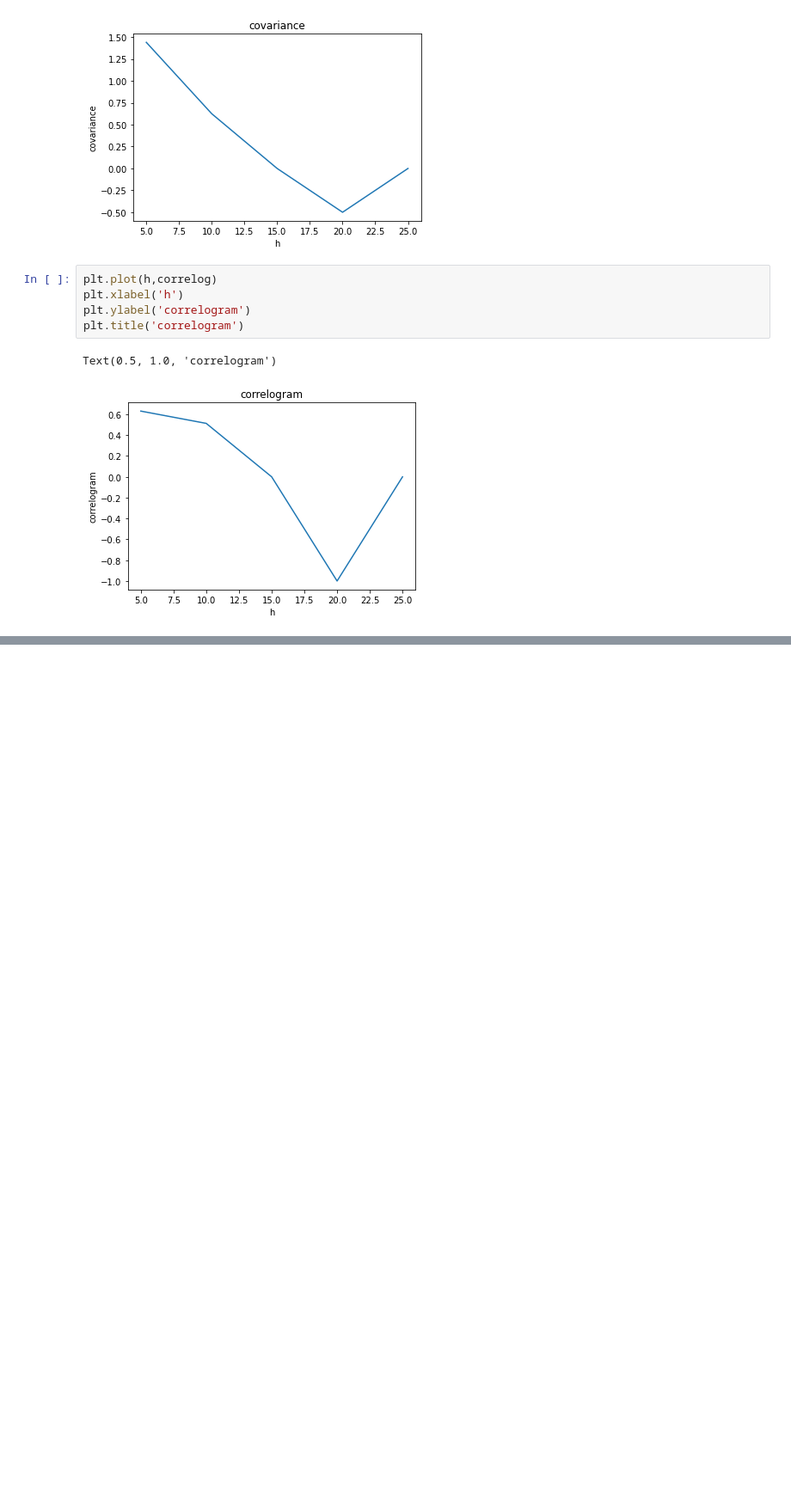
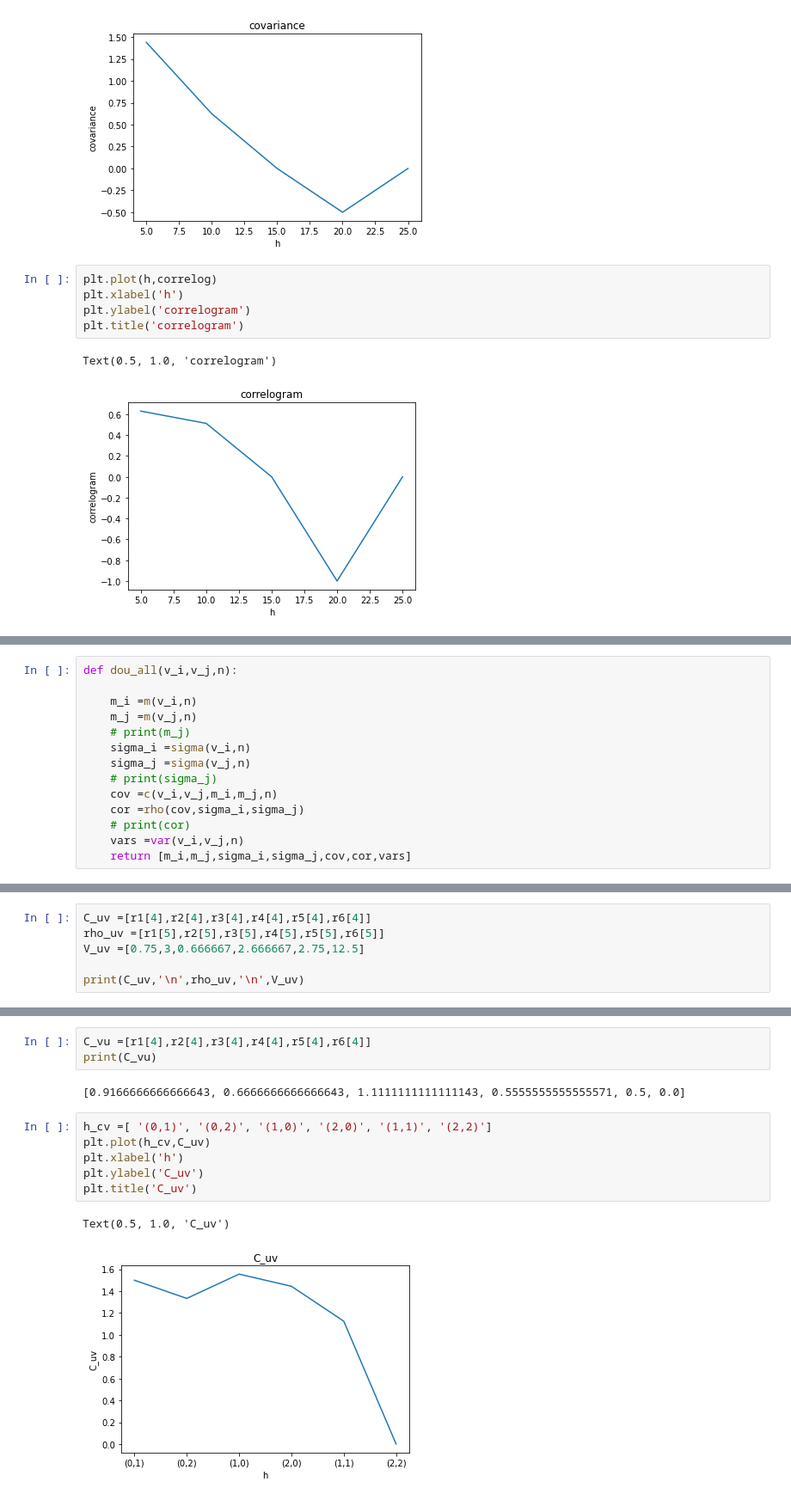
Before and after one commit to Momoc2/ESE5032_Assignment_12232267, a Jupyter notebook: PS1.ipynb, the cells around one changed output, grey strips where cells are left out. Shown: that part at 86% size. Cells and saved outputs as stored; diff of their text form; blank space fills up the shorter version.

```diff
--- a/PS1.ipynb
+++ b/PS1.ipynb
@@ -350,0 +340,14 @@ Text(0.5, 1.0, 'variogram')
+# %%
+def dou_all(v_i,v_j,n):
+
+    m_i =m(v_i,n)
+    m_j =m(v_j,n)
+    # print(m_j)
+    sigma_i =sigma(v_i,n)
+    sigma_j =sigma(v_j,n)
+    # print(sigma_j)
+    cov =c(v_i,v_j,m_i,m_j,n)
+    cor =rho(cov,sigma_i,sigma_j)
+    # print(cor)
+    vars =var(v_i,v_j,n)
+    return [m_i,m_j,sigma_i,sigma_j,cov,cor,vars]
@@ -350,0 +390,6 @@ Text(0.5, 1.0, 'variogram')
+# %%
+C_uv =[r1[4],r2[4],r3[4],r4[4],r5[4],r6[4]]
+rho_uv =[r1[5],r2[5],r3[5],r4[5],r5[5],r6[5]]
+V_uv =[0.75,3,0.666667,2.666667,2.75,12.5]
+
+print(C_uv,'\n',rho_uv,'\n',V_uv)
@@ -350,0 +436,14 @@ Text(0.5, 1.0, 'variogram')
+# %%
+C_vu =[r1[4],r2[4],r3[4],r4[4],r5[4],r6[4]]
+print(C_vu)
+# %% [output]
+[0.9166666666666643, 0.6666666666666643, 1.1111111111111143, 0.5555555555555571, 0.5, 0.0]
+# %%
+h_cv =[ '(0,1)', '(0,2)', '(1,0)', '(2,0)', '(1,1)', '(2,2)']
+plt.plot(h_cv,C_uv)
+plt.xlabel('h')
+plt.ylabel('C_uv')
+plt.title('C_uv')
+# %% [output]
+Text(0.5, 1.0, 'C_uv')
+[figure, added]
```
Also changed, not shown: parts of 9 cells of this notebook.
